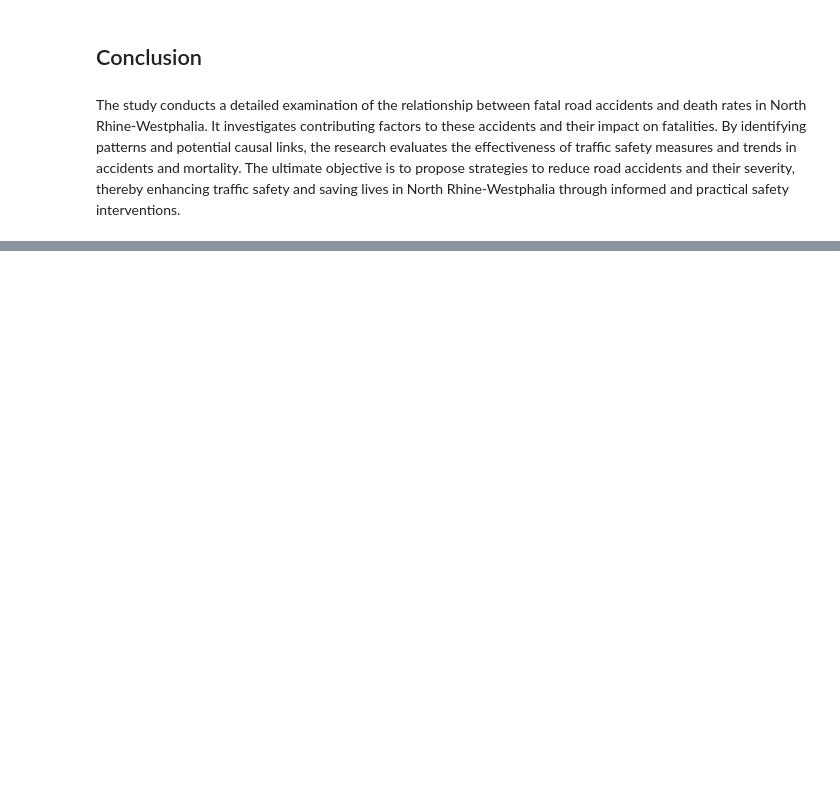
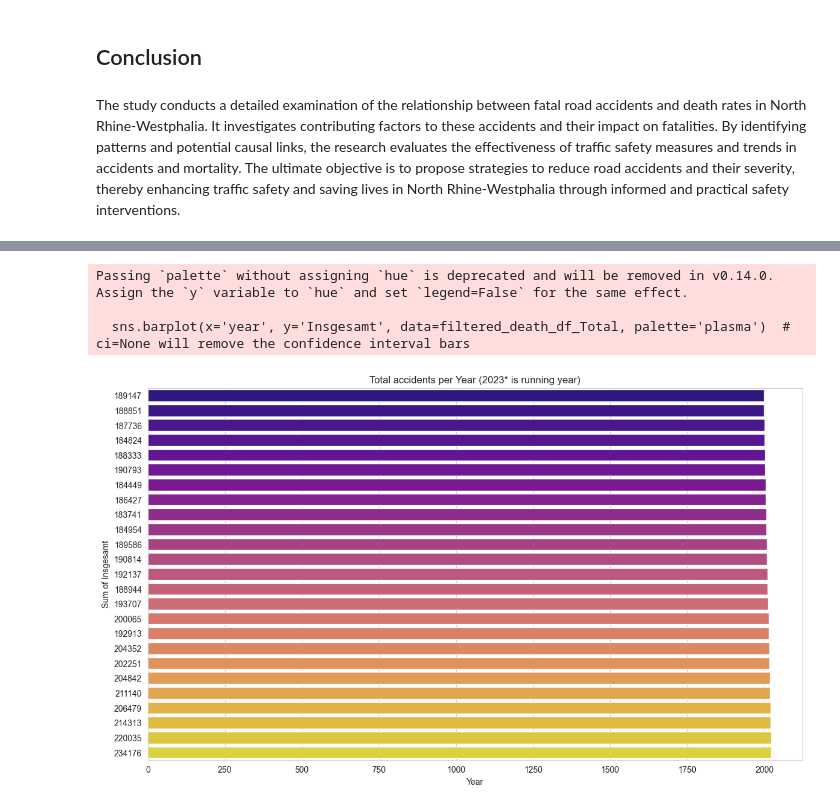
Before and after one commit to prathameshagare/made-template-ws2324, a Jupyter notebook: project/report.ipynb, the cells around one changed output, grey strips where cells are left out. Cells and saved outputs as stored; diff of their text form; code cells hidden in the pictures; blank space fills up the shorter version.

```diff
--- a/project/report.ipynb
+++ b/project/report.ipynb
@@ -136,0 +183,11 @@ The study conducts a detailed examination of the relationship between fatal road
+# %%
+# Filter only Year, City, and Total death records in Nordrhein-Westfalen city
+columns_to_keep_death = ['year', 'city','accidentType','Total','Female','Male']
+New_death_df = death_df[columns_to_keep_death]
+filtered_death_df = New_death_df[New_death_df['city'] == 'Nordrhein-Westfalen']
+
+filtered_death_df_Total = filtered_death_df[filtered_death_df['accidentType'] == 'Insgesamt']
+# filtered_death_df_Total = filtered_death_df_Total.rename(columns=[])
+filtered_death_df_Total.rename(columns={'Total': 'Insgesamt'}, inplace=True)
+
+print(filtered_death_df_Total)
@@ -136,0 +216,20 @@ The study conducts a detailed examination of the relationship between fatal road
+# %%
+import matplotlib.pyplot as plt
+import seaborn as sns
+
+# Ensure 'Insgesamt' is a numeric type if it's not
+# New_Accident_df['Insgesamt'] = pd.to_numeric(New_Accident_df['Insgesamt'], errors='coerce')
+
+# Sum of 'Insgesamt' per year
+plt.figure(figsize=(14, 8))
+# sns.barplot(x='year', y='Total', data=filtered_death_df_Total, palette='plasma', ci=None)  # ci=None will remove the confidence interval bars
+sns.barplot(x='year', y='Insgesamt', data=filtered_death_df_Total, palette='plasma')  # ci=None will remove the confidence interval bars
+plt.title('Total accidents per Year (2023* is running year)')
+plt.xlabel('Year')
+plt.ylabel('Sum of Insgesamt')
+plt.show()
+# %% [output]
+Passing `palette` without assigning `hue` is deprecated and will be removed in v0.14.0. Assign the `y` variable to `hue` and set `legend=False` for the same effect.
+
+  sns.barplot(x='year', y='Insgesamt', data=filtered_death_df_Total, palette='plasma')  # ci=None will remove the confidence interval bars
+[figure, added]
```
Also changed, not shown: parts of 12 cells of this notebook, 1 other file.
